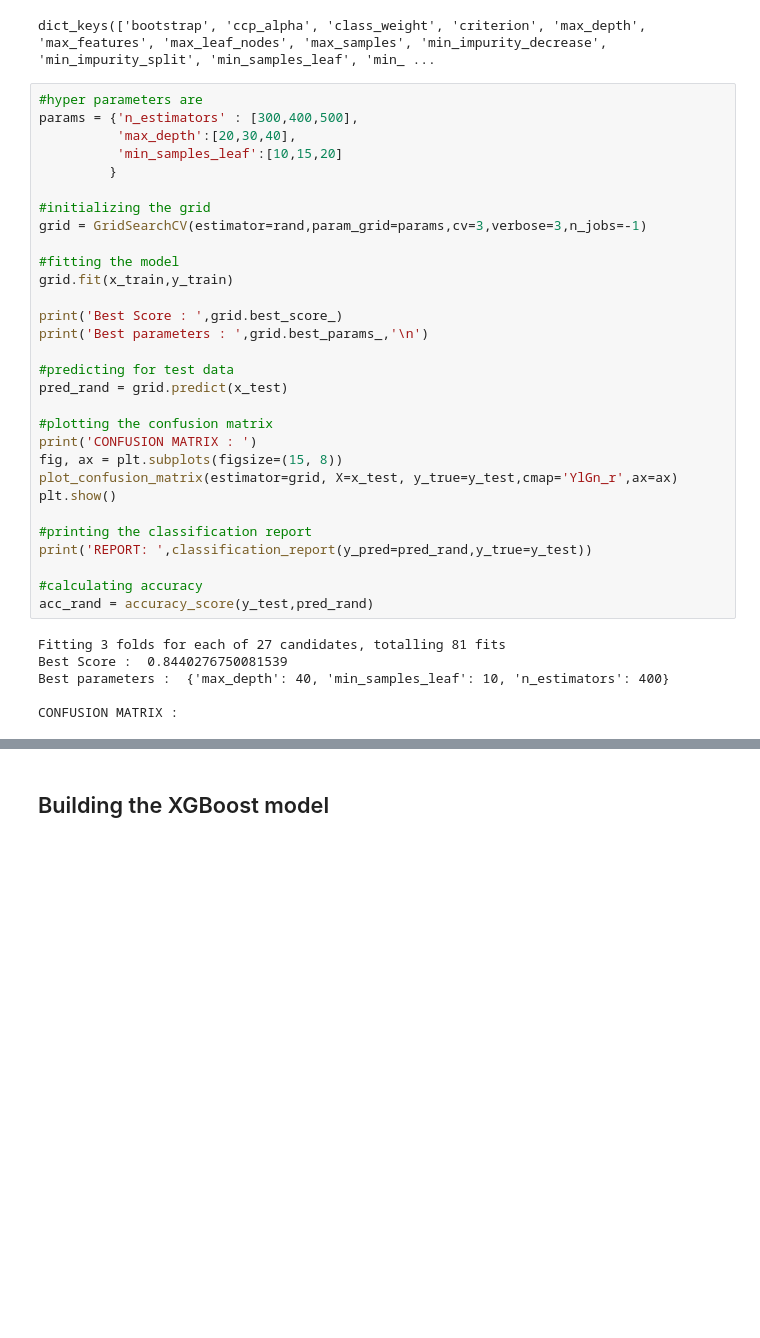
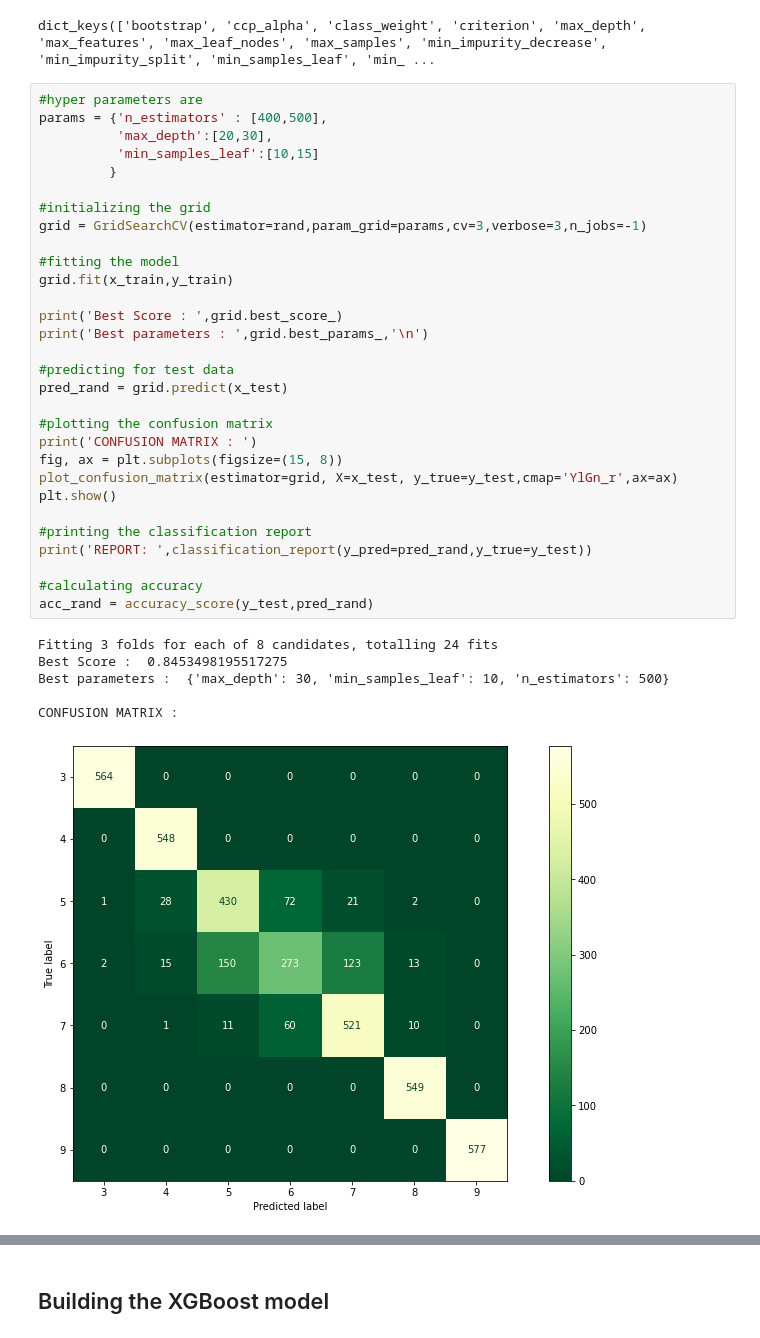
Before and after one commit to sumantha-NTS/Wine-Quality-Prediction, a Jupyter notebook: Predicting Wine Quality.ipynb, the cells around one changed output, grey strips where cells are left out. Saved outputs shown, nothing was run; the diff lists cells and outputs as text; blank space fills up the shorter version.

```diff
--- a/Predicting Wine Quality.ipynb
+++ b/Predicting Wine Quality.ipynb
@@ -698,37 +660,38 @@ rand.get_params().keys()
 dict_keys(['bootstrap', 'ccp_alpha', 'class_weight', 'criterion', 'max_depth', 'max_features', 'max_leaf_nodes', 'max_samples', 'min_impurity_decrease', 'min_impurity_split', 'min_samples_leaf', 'min_ ...
 # %%
 #hyper parameters are
-params = {'n_estimators' : [300,400,500],
-          'max_depth':[20,30,40],
-          'min_samples_leaf':[10,15,20]
+params = {'n_estimators' : [400,500],
+          'max_depth':[20,30],
+          'min_samples_leaf':[10,15]
          }
 
 #initializing the grid
 grid = GridSearchCV(estimator=rand,param_grid=params,cv=3,verbose=3,n_jobs=-1)
 
 #fitting the model
 grid.fit(x_train,y_train)
 
 print('Best Score : ',grid.best_score_)
 print('Best parameters : ',grid.best_params_,'\n')
 
 #predicting for test data
 pred_rand = grid.predict(x_test)
 
 #plotting the confusion matrix
 print('CONFUSION MATRIX : ')
 fig, ax = plt.subplots(figsize=(15, 8))
 plot_confusion_matrix(estimator=grid, X=x_test, y_true=y_test,cmap='YlGn_r',ax=ax)
 plt.show()
 
 #printing the classification report
 print('REPORT: ',classification_report(y_pred=pred_rand,y_true=y_test))
 
 #calculating accuracy
 acc_rand = accuracy_score(y_test,pred_rand)
 # %% [output]
-Fitting 3 folds for each of 27 candidates, totalling 81 fits
-Best Score :  0.8440276750081539
-Best parameters :  {'max_depth': 40, 'min_samples_leaf': 10, 'n_estimators': 400}
+Fitting 3 folds for each of 8 candidates, totalling 24 fits
+Best Score :  0.8453498195517275
+Best parameters :  {'max_depth': 30, 'min_samples_leaf': 10, 'n_estimators': 500}
 
 CONFUSION MATRIX :
+[figure, added]
```
Also changed, not shown: parts of 18 cells of this notebook.
